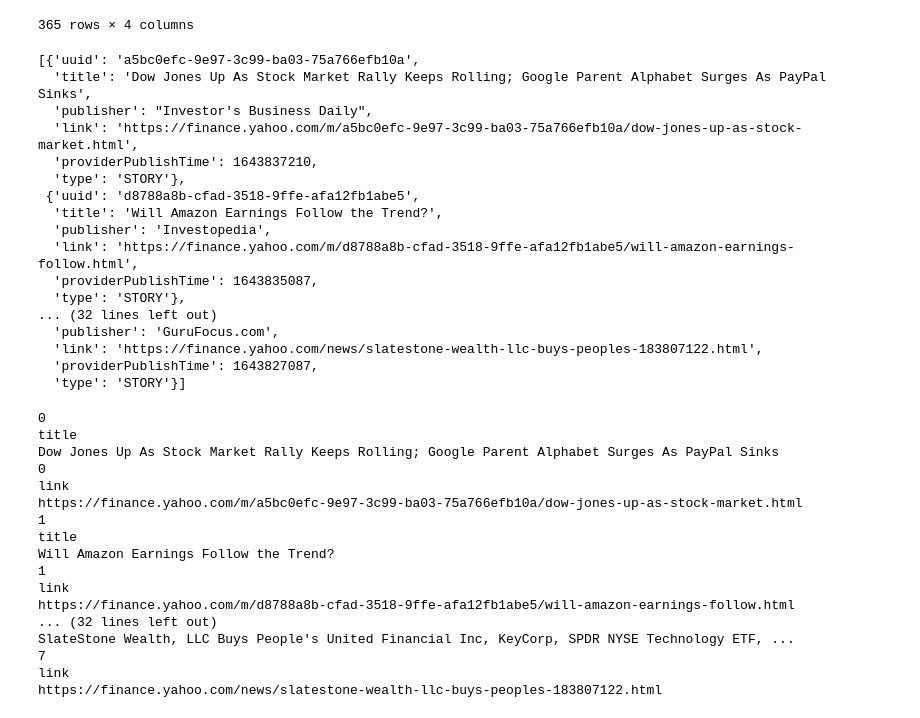
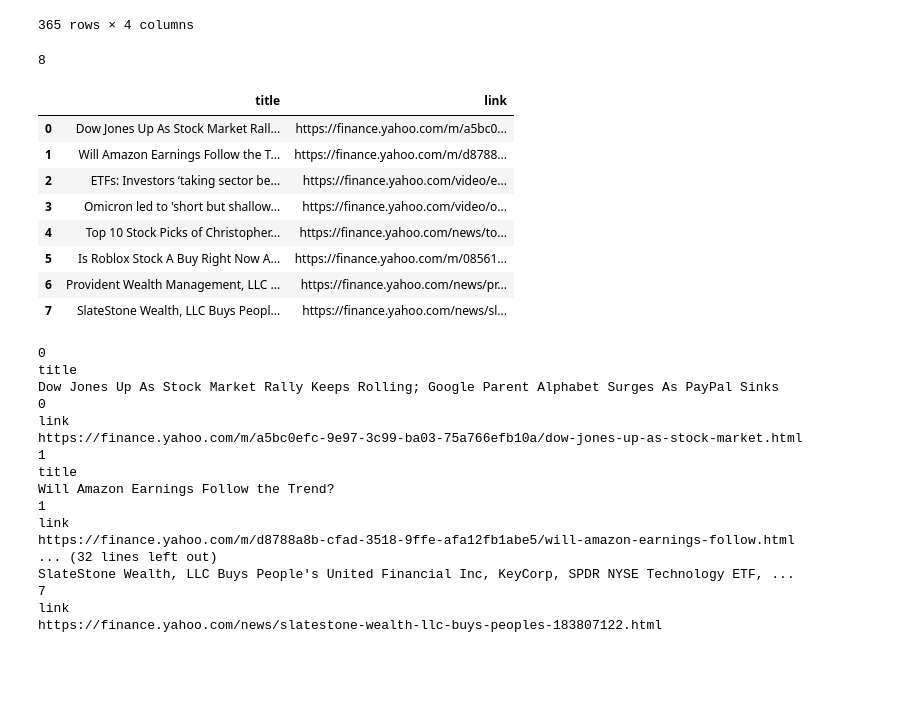
Before and after one commit to Ale-Cas/py-quant-fin, a Jupyter notebook: notebooks/experiments.ipynb, the cells around one changed output. Drawn from its saved outputs; the diff is of its cells as text; code cells hidden in the pictures; blank space fills up the shorter version.

```diff
--- a/notebooks/experiments.ipynb
+++ b/notebooks/experiments.ipynb
@@ -25,26 +41,25 @@ msft.recommendations
 | 2022-01-26 15:03:00 | Morgan Stanley | Overweight |  | main |
 | 2022-01-26 15:06:01 | Citigroup | Buy |  | main |
 365 rows × 4 columns
-# %%
-msft.news
-# %% [output]
-[{'uuid': 'a5bc0efc-9e97-3c99-ba03-75a766efb10a',
-  'title': 'Dow Jones Up As Stock Market Rally Keeps Rolling; Google Parent Alphabet Surges As PayPal Sinks',
-  'publisher': "Investor's Business Daily",
-  'link': 'https://finance.yahoo.com/m/a5bc0efc-9e97-3c99-ba03-75a766efb10a/dow-jones-up-as-stock-market.html',
-  'providerPublishTime': 1643837210,
-  'type': 'STORY'},
- {'uuid': 'd8788a8b-cfad-3518-9ffe-afa12fb1abe5',
-  'title': 'Will Amazon Earnings Follow the Trend?',
-  'publisher': 'Investopedia',
-  'link': 'https://finance.yahoo.com/m/d8788a8b-cfad-3518-9ffe-afa12fb1abe5/will-amazon-earnings-follow.html',
-  'providerPublishTime': 1643835087,
-  'type': 'STORY'},
-... (32 lines left out)
-  'publisher': 'GuruFocus.com',
-  'link': 'https://finance.yahoo.com/news/slatestone-wealth-llc-buys-peoples-183807122.html',
-  'providerPublishTime': 1643827087,
-  'type': 'STORY'}]
+# %%
+len(msft.news)
+# %% [output]
+8
+# %%
+import pandas as pd
+keys = ["title", "link"]
+news_df = pd.DataFrame([{k: msft.news[i].get(k) for k in keys} for i in range(len(msft.news))])
+news_df
+# %% [output]
+|  | title | link |
+| 0 | Dow Jones Up As Stock Market Rall... | https://finance.yahoo.com/m/a5bc0... |
+| 1 | Will Amazon Earnings Follow the T... | https://finance.yahoo.com/m/d8788... |
+| 2 | ETFs: Investors ‘taking sector be... | https://finance.yahoo.com/video/e... |
+| 3 | Omicron led to 'short but shallow... | https://finance.yahoo.com/video/o... |
+| 4 | Top 10 Stock Picks of Christopher... | https://finance.yahoo.com/news/to... |
+| 5 | Is Roblox Stock A Buy Right Now A... | https://finance.yahoo.com/m/08561... |
+| 6 | Provident Wealth Management, LLC ... | https://finance.yahoo.com/news/pr... |
+| 7 | SlateStone Wealth, LLC Buys Peopl... | https://finance.yahoo.com/news/sl... |
 # %%
 keys = ["title", "link"]
 for i in range(len(msft.news)):
```
Also changed, not shown: parts of 13 cells of this notebook, 2 other files.
